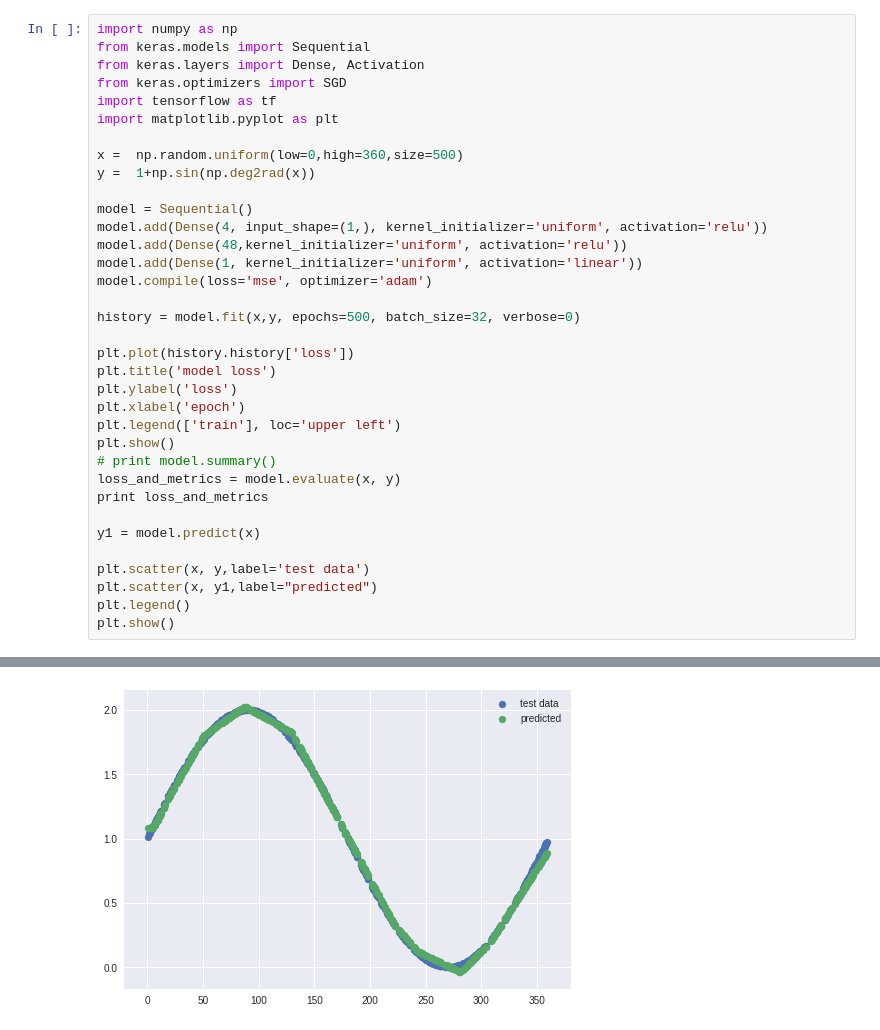
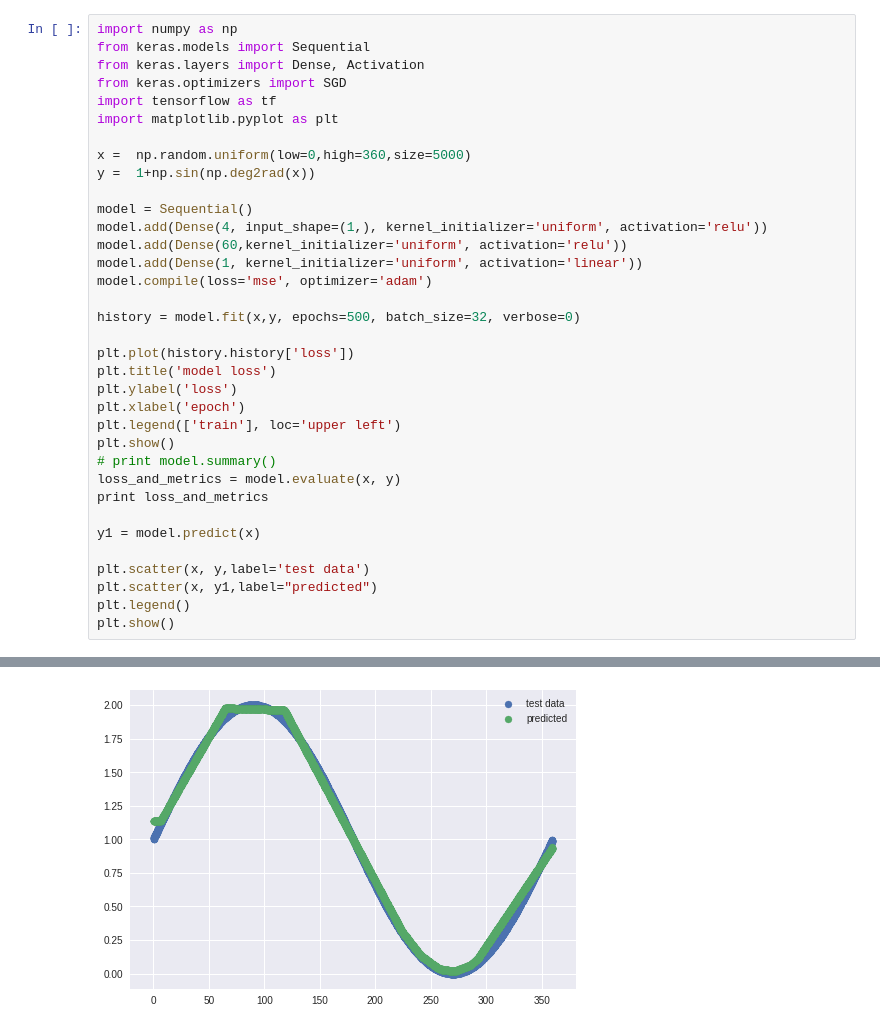
Before and after one commit to movvas/mlexperiments, a Jupyter notebook: Regression_Network.ipynb, the cells around one changed output, grey strips where cells are left out. Drawn from its saved outputs; the diff is of its cells as text.

```diff
--- a/Regression_Network.ipynb
+++ b/Regression_Network.ipynb
@@ -8,12 +8,12 @@ from keras.optimizers import SGD
 import tensorflow as tf
 import matplotlib.pyplot as plt
 
-x =  np.random.uniform(low=0,high=360,size=500)
+x =  np.random.uniform(low=0,high=360,size=5000)
 y =  1+np.sin(np.deg2rad(x))
 
 model = Sequential()
 model.add(Dense(4, input_shape=(1,), kernel_initializer='uniform', activation='relu'))
-model.add(Dense(48,kernel_initializer='uniform', activation='relu'))
+model.add(Dense(60,kernel_initializer='uniform', activation='relu'))
 model.add(Dense(1, kernel_initializer='uniform', activation='linear'))
 model.compile(loss='mse', optimizer='adam')
 
@@ -42 +42 @@ plt.show()
-[figure, old version]
+[figure, new version]
```
Also changed, not shown: parts of 2 cells of this notebook.
